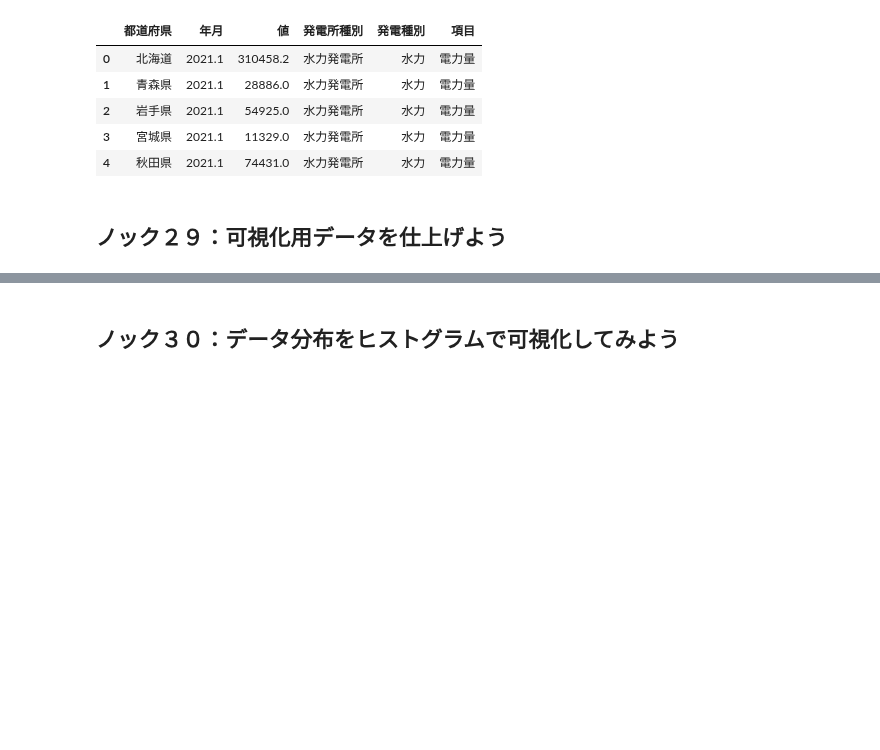
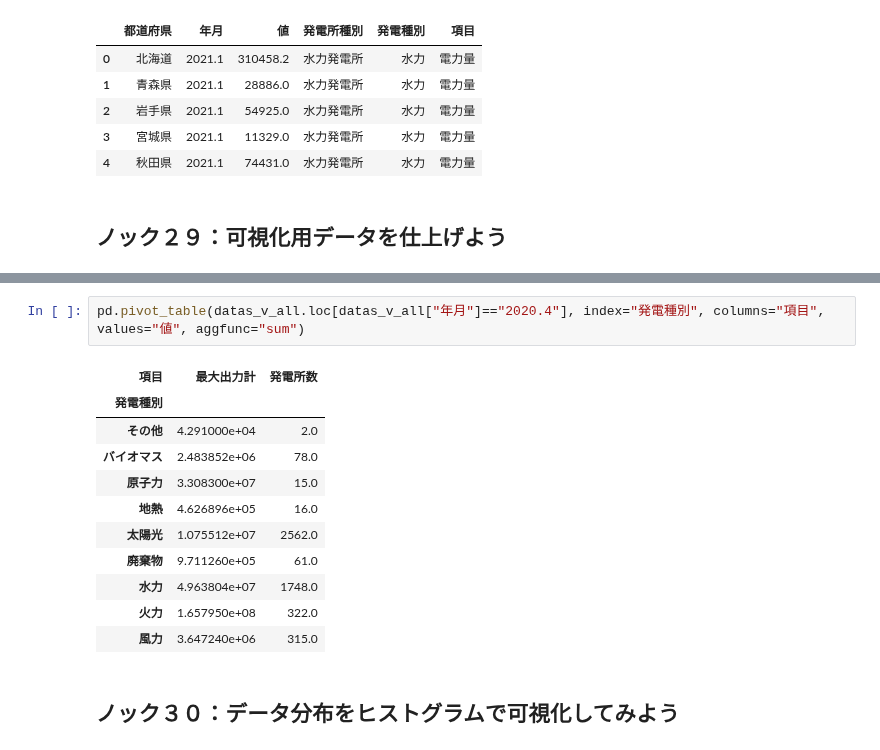
Before and after one commit to winuim/python-process-visualization-100, a Jupyter notebook: chapter-2/src/chapter-2.ipynb, the cells around one changed output, grey strips where cells are left out. Drawn from its saved outputs; the diff is of its cells as text; blank space fills up the shorter version.

```diff
--- a/chapter-2/src/chapter-2.ipynb
+++ b/chapter-2/src/chapter-2.ipynb
@@ -363,3 +380,17 @@ ca_datas_v.head()
+# %%
+pd.pivot_table(datas_v_all.loc[datas_v_all["年月"]=="2020.4"], index="発電種別", columns="項目", values="値", aggfunc="sum")
+# %% [output]
+| 項目 | 最大出力計 | 発電所数 |
+| 発電種別 |  |  |
+| その他 | 4.291000e+04 | 2.0 |
+| バイオマス | 2.483852e+06 | 78.0 |
+| 原子力 | 3.308300e+07 | 15.0 |
+| 地熱 | 4.626896e+05 | 16.0 |
+| 太陽光 | 1.075512e+07 | 2562.0 |
+| 廃棄物 | 9.711260e+05 | 61.0 |
+| 水力 | 4.963804e+07 | 1748.0 |
+| 火力 | 1.657950e+08 | 322.0 |
+| 風力 | 3.647240e+06 | 315.0 |
 # %% [markdown]
 ## ノック３０：データ分布をヒストグラムで可視化してみよう
 # %% [markdown]
```
Also changed, not shown: parts of 1 cell of this notebook.
